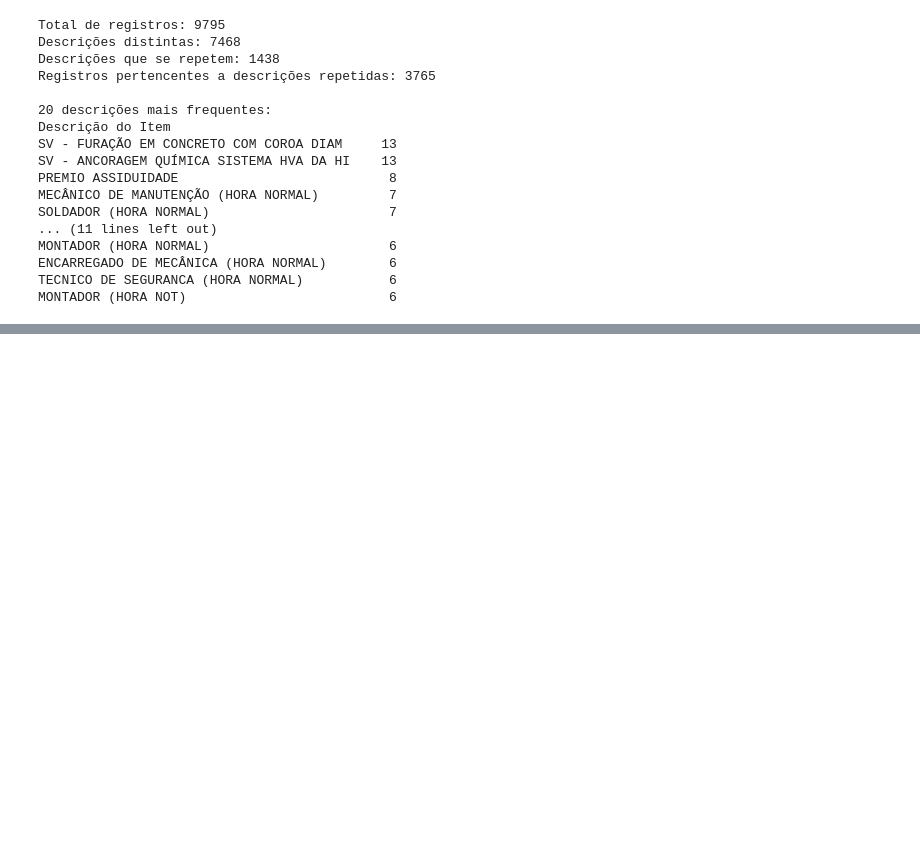
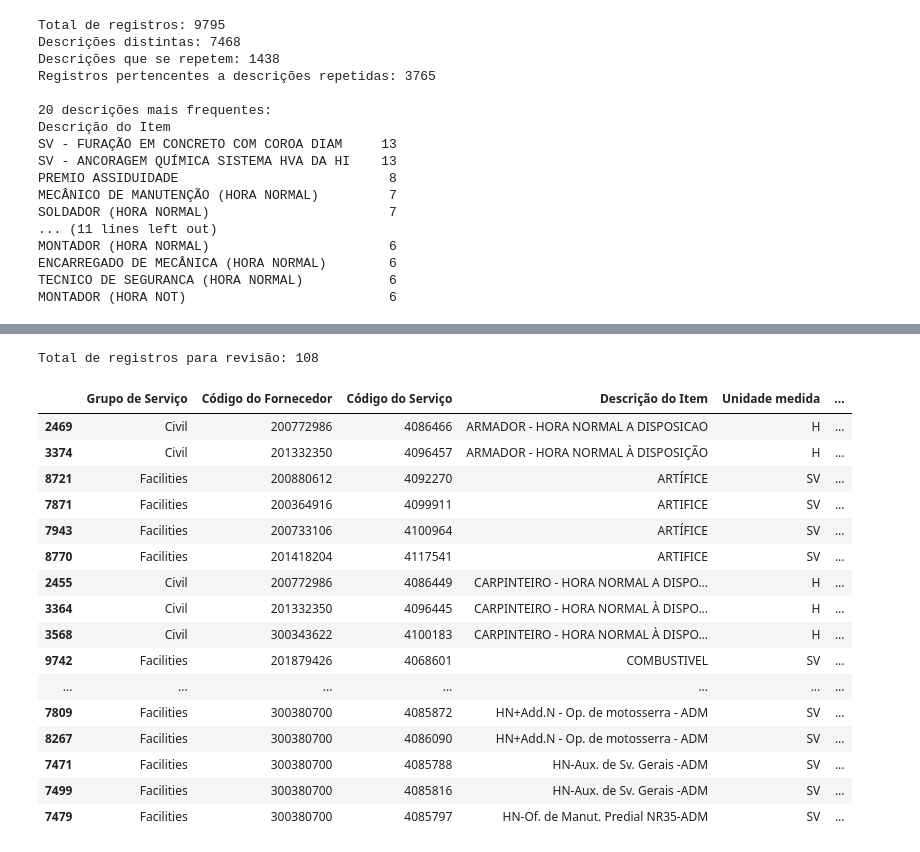
Before and after one commit to Eduard0Lopes/Desafio_GC_Gerdau, a Jupyter notebook: IA/notebooks/01_analise_exploratoria.ipynb, the cells around one changed output, grey strips where cells are left out. Saved outputs shown, nothing was run; the diff lists cells and outputs as text; code cells hidden in the pictures; blank space fills up the shorter version.

Commit message:
feat:finaliza análise exploratória

```diff
--- a/IA/notebooks/01_analise_exploratoria.ipynb
+++ b/IA/notebooks/01_analise_exploratoria.ipynb
@@ -169,0 +493,51 @@ MONTADOR (HORA NOT)                          6
+# %%
+
+# Identificar as descrições normalizadas que possuem
+# mais de uma versão original
+normalizadas_repetidas = set(
+    possiveis_duplicidades_formatacao["Descricao_Normalizada"]
+)
+
+# Recuperar todos os registros correspondentes na base original
+registros_para_revisar = df[
+    df["Descricao_Normalizada"].isin(normalizadas_repetidas)
+].copy()
+
+# Selecionar as colunas relevantes para a análise
+colunas_analise = [
+    "Grupo de Serviço",
+    "Código do Fornecedor",
+    "Código do Serviço",
+    "Descrição do Item",
+    "Unidade medida",
+    "Descricao_Normalizada"
+]
+
+registros_para_revisar = registros_para_revisar[
+    colunas_analise
+].sort_values(
+    by=["Descricao_Normalizada", "Código do Serviço"]
+)
+
+print("Total de registros para revisão:", len(registros_para_revisar))
+
+display(registros_para_revisar.head(50))
+# %% [output]
+Total de registros para revisão: 108
+|  | Grupo de Serviço | Código do Fornecedor | Código do Serviço | Descrição do Item | Unidade medida | ... |
+| 2469 | Civil | 200772986 | 4086466 | ARMADOR - HORA NORMAL A DISPOSICAO | H | ... |
+| 3374 | Civil | 201332350 | 4096457 | ARMADOR - HORA NORMAL À DISPOSIÇÃO | H | ... |
+| 8721 | Facilities | 200880612 | 4092270 | ARTÍFICE | SV | ... |
+| 7871 | Facilities | 200364916 | 4099911 | ARTIFICE | SV | ... |
+| 7943 | Facilities | 200733106 | 4100964 | ARTÍFICE | SV | ... |
+| 8770 | Facilities | 201418204 | 4117541 | ARTIFICE | SV | ... |
+| 2455 | Civil | 200772986 | 4086449 | CARPINTEIRO - HORA NORMAL A DISPO... | H | ... |
+| 3364 | Civil | 201332350 | 4096445 | CARPINTEIRO - HORA NORMAL À DISPO... | H | ... |
+| 3568 | Civil | 300343622 | 4100183 | CARPINTEIRO - HORA NORMAL À DISPO... | H | ... |
+| 9742 | Facilities | 201879426 | 4068601 | COMBUSTIVEL | SV | ... |
+| ... | ... | ... | ... | ... | ... | ... |
+| 7809 | Facilities | 300380700 | 4085872 | HN+Add.N - Op. de motosserra - ADM | SV | ... |
+| 8267 | Facilities | 300380700 | 4086090 | HN+Add.N - Op. de motosserra - ADM | SV | ... |
+| 7471 | Facilities | 300380700 | 4085788 | HN-Aux. de Sv. Gerais -ADM | SV | ... |
+| 7499 | Facilities | 300380700 | 4085816 | HN-Aux. de Sv. Gerais -ADM | SV | ... |
+| 7479 | Facilities | 300380700 | 4085797 | HN-Of. de Manut. Predial NR35-ADM | SV | ... |
```
Also changed, not shown: parts of 54 cells of this notebook, 7 other files.
